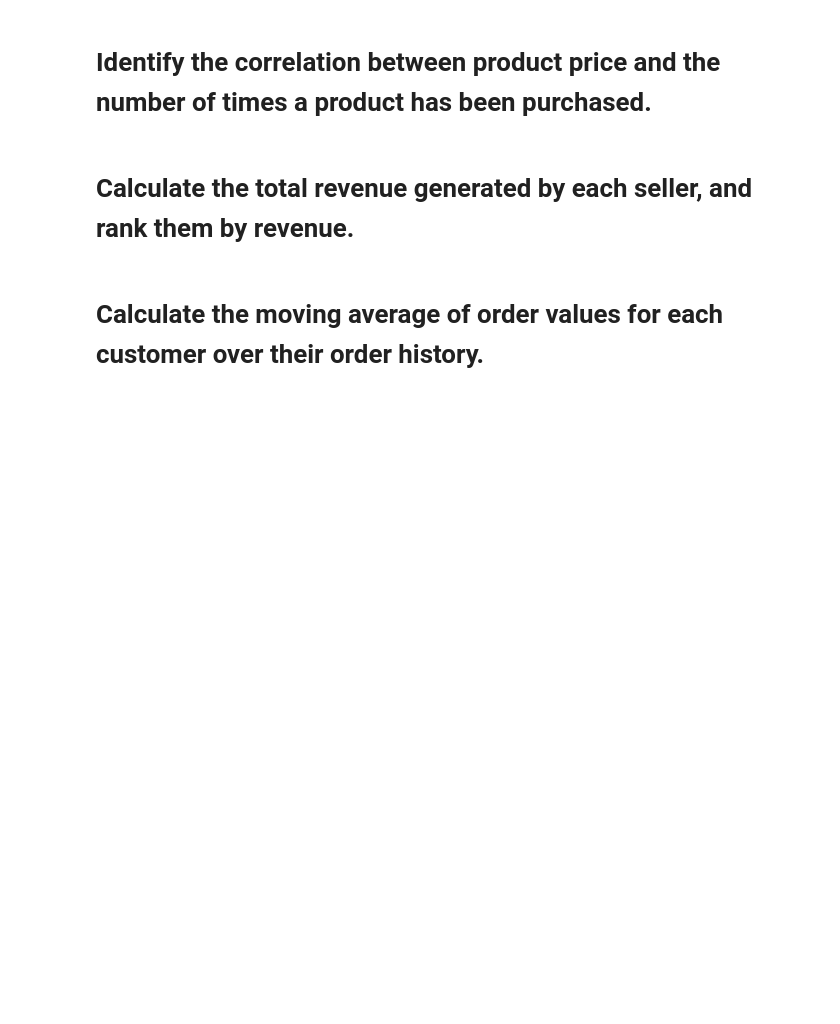
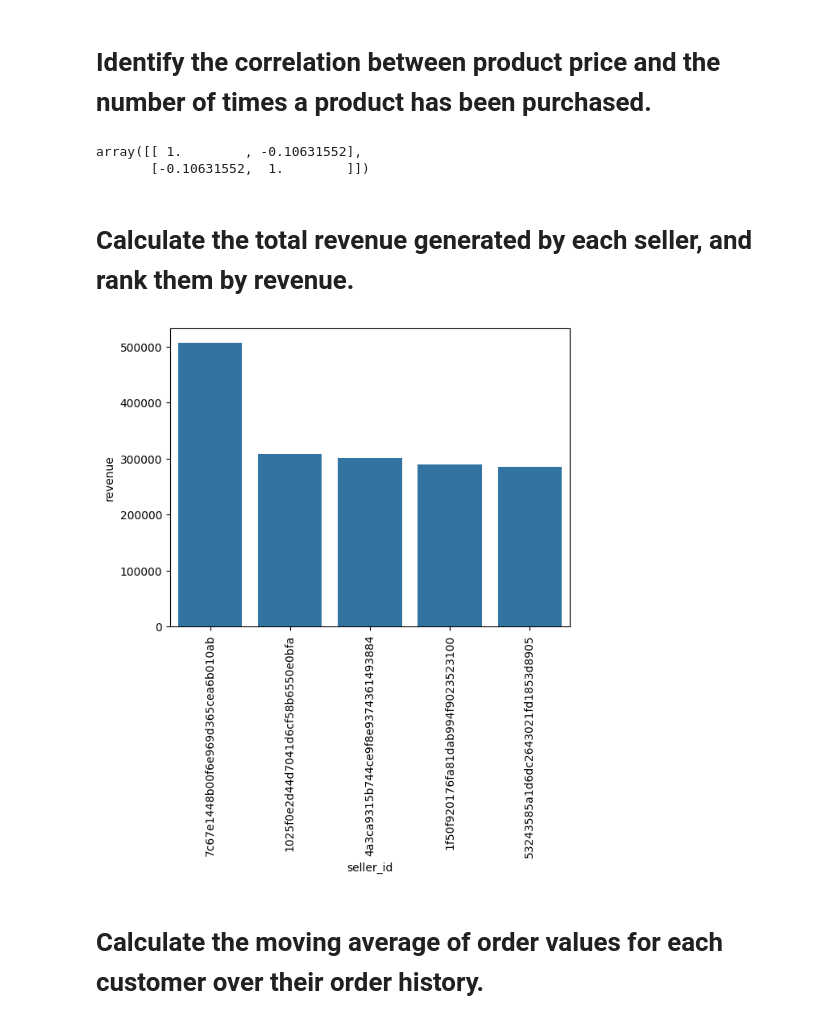
Before and after one commit to pankajkumarphe21/analysis, a Jupyter notebook: python_sql.ipynb, the cells around one changed output. Drawn from its saved outputs; the diff is of its cells as text; code cells hidden in the pictures; blank space fills up the shorter version.

```diff
--- a/python_sql.ipynb
+++ b/python_sql.ipynb
@@ -80,6 +170,33 @@ plt.show()
 # %% [markdown]
 # Identify the correlation between product price and the number of times a product has been purchased.
+# %%
+query=""" SELECT ecommerce.products.product_category,avg(price),count(order_id) total_orders FROM ecommerce.order_items
+join ecommerce.products on products.product_id=order_items.product_id
+group by ecommerce.products.product_category order by total_orders desc ;"""
+cur.execute(query)
+data=cur.fetchall()
+df=pd.DataFrame(data,columns=['Product Category','Product Price','Number of times product bought'])
+arr1=df['Number of times product bought']
+arr2=df['Product Price']
+np.corrcoef(arr1,arr2)
+# %% [output]
+array([[ 1.        , -0.10631552],
+       [-0.10631552,  1.        ]])
 # %% [markdown]
 # Calculate the total revenue generated by each seller, and rank them by revenue.
+# %%
+query="""select *,dense_rank() over(order by revenue desc) as rn from
+(SELECT seller_id,sum(ecommerce.payments.payment_value) revenue FROM ecommerce.order_items
+join ecommerce.payments on ecommerce.payments.order_id=ecommerce.order_items.order_id
+group by seller_id order by revenue desc) as a"""
+cur.execute(query)
+data=cur.fetchall()
+df=pd.DataFrame(data,columns=['seller_id','revenue','rank'])
+df=df.head(5)
+sns.barplot(x='seller_id',y='revenue',data=df)
+plt.xticks(rotation=90)
+plt.show()
+# %% [output]
+[figure, added]
 # %% [markdown]
 # Calculate the moving average of order values for each customer over their order history.
```
Also changed, not shown: parts of 8 cells of this notebook.
